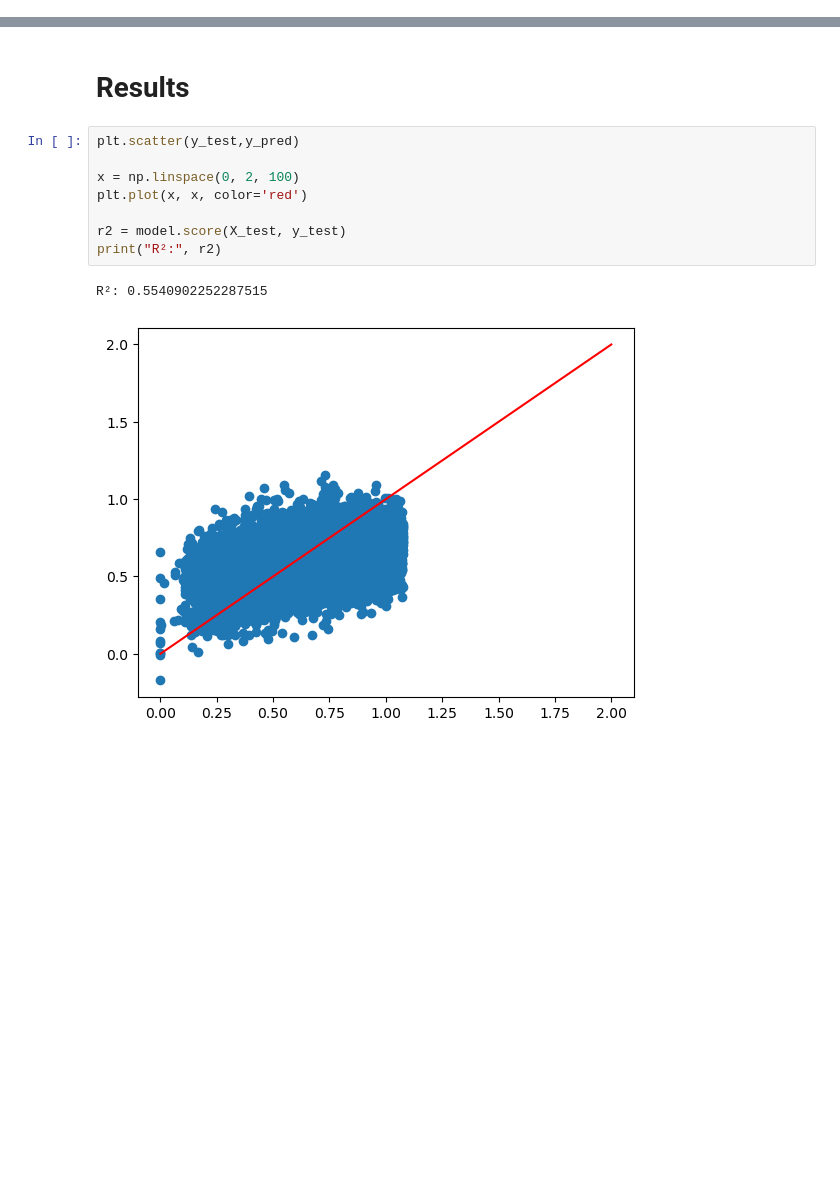
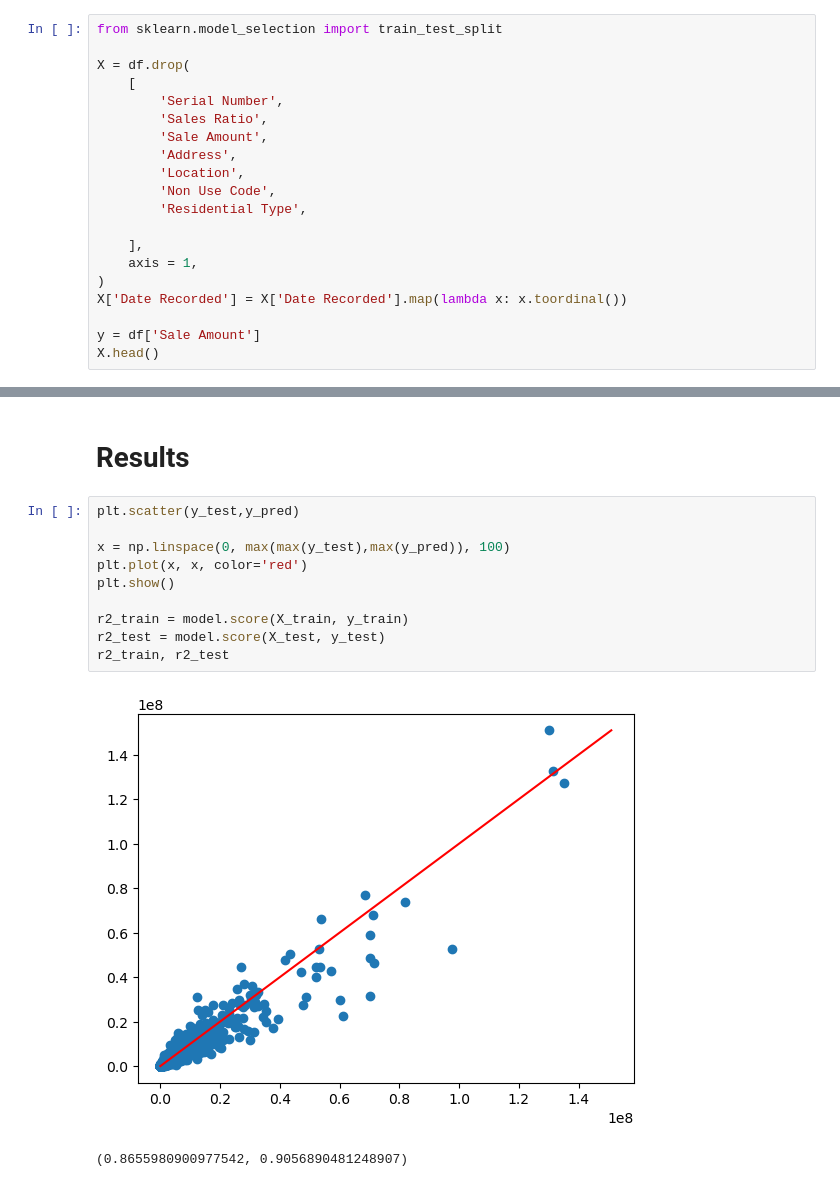
Before and after one commit to jonahmougoue/Connecticut-Real-Estate-Analysis, a Jupyter notebook: RealEstatePrediction.ipynb, the cells around one changed output, grey strips where cells are left out. Saved outputs shown, nothing was run; the diff lists cells and outputs as text; blank space fills up the shorter version.

```diff
--- a/RealEstatePrediction.ipynb
+++ b/RealEstatePrediction.ipynb
@@ -583,0 +573,20 @@ Name: Sales Ratio, dtype: float64
+# %%
+from sklearn.model_selection import train_test_split
+
+X = df.drop(
+    [
+        'Serial Number',
+        'Sales Ratio',
+        'Sale Amount',
+        'Address',
+        'Location',
+        'Non Use Code',
+        'Residential Type',
+
+    ],
+    axis = 1,
+)
+X['Date Recorded'] = X['Date Recorded'].map(lambda x: x.toordinal())
+
+y = df['Sale Amount']
+X.head()
@@ -626,11 +628,13 @@ Fitting 2 folds for each of 42 candidates, totalling 84 fits
 # %%
 plt.scatter(y_test,y_pred)
 
-x = np.linspace(0, 2, 100)
+x = np.linspace(0, max(max(y_test),max(y_pred)), 100)
 plt.plot(x, x, color='red')
+plt.show()
 
-r2 = model.score(X_test, y_test)
-print("R²:", r2)
+r2_train = model.score(X_train, y_train)
+r2_test = model.score(X_test, y_test)
+r2_train, r2_test
 # %% [output]
+[figure, new version]
-R²: 0.5540902252287515
+(0.8655980900977542, 0.9056890481248907)
-[figure, old version]
```
Also changed, not shown: parts of 17 cells of this notebook, 2 other files.
